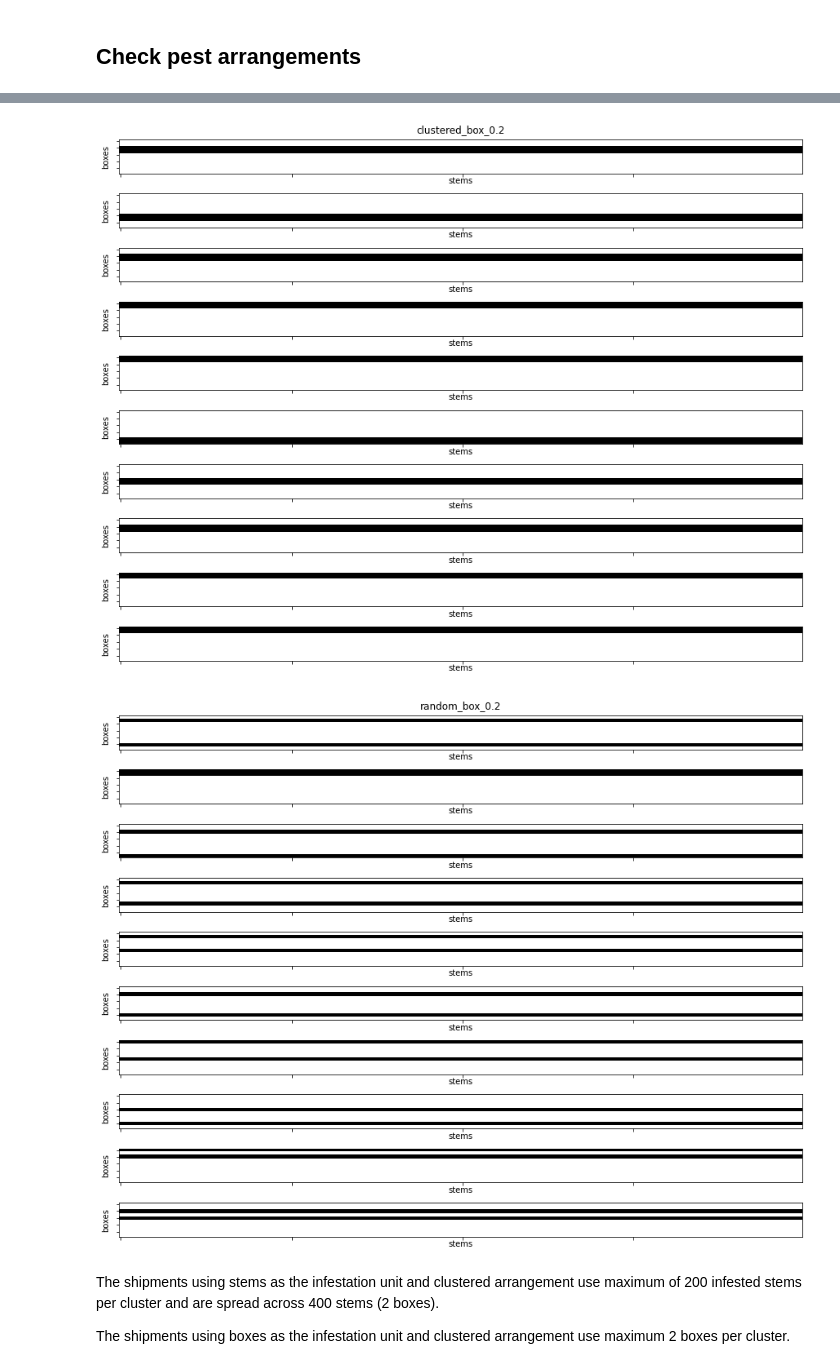
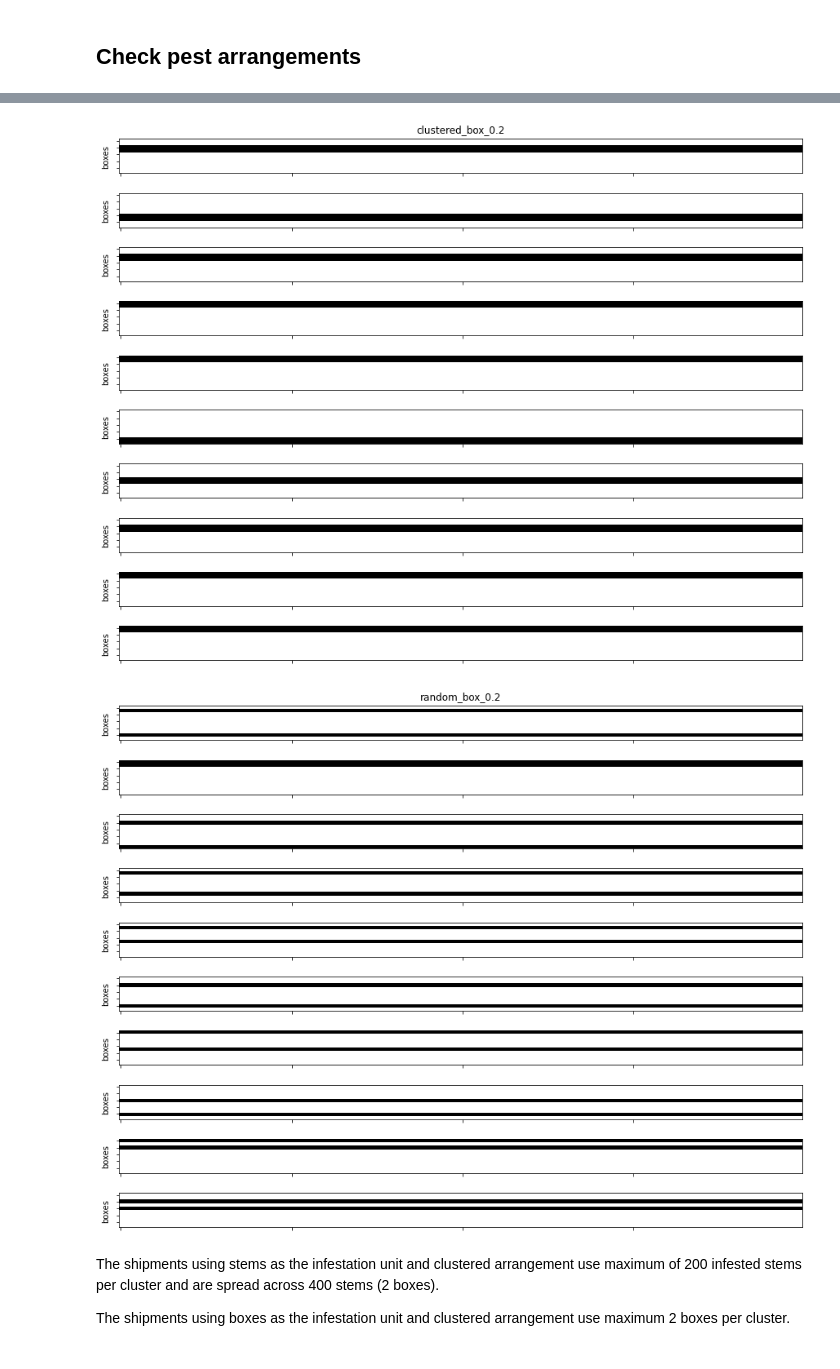
Before and after one commit to ncsu-landscape-dynamics/popsborder, a Jupyter notebook: validation_plots.ipynb, the cells around one changed output, grey strips where cells are left out. Saved outputs shown, nothing was run; the diff lists cells and outputs as text; code cells hidden in the pictures.

```diff
--- a/validation_plots.ipynb
+++ b/validation_plots.ipynb
@@ -61,13 +61,13 @@ Running scenario: infest_validation_12
 # %%
 # Run Test 2
 num_shipments_2 = 1000
-infest_validation_results_2, infest_validation_details_2 = run_scenarios(
+infest_validation_results_2 = run_scenarios(
     config=basic_config,
     scenario_table=infest_validation_scenarios[12:16],
     seed=42,
     num_simulations=20,
     num_shipments=num_shipments_2,
-    detailed=True,
+    detailed=False,
 )
 # %% [output]
 Running scenario: infest_validation_13
@@ -177,7 +177,7 @@ for index, scenario in enumerate(scenarios):
     for i in range(len(stems_by_shipment)):
         axs[i].matshow(stems_by_shipment[i], cmap='Greys')
         axs[i].set_ylabel('boxes')
-        axs[i].set_xlabel('stems')
+        #axs[i].set_xlabel('stems')
         axs[i].set_yticklabels([])
         axs[i].tick_params(labeltop=False, top=False)
         if i == 0:
@@ -196,5 +196,5 @@ for index, scenario in enumerate(scenarios):
-[figure, old version]
+[figure, new version]
-[figure, old version]
+[figure, new version]
 # %% [markdown]
 The shipments using stems as the infestation unit and clustered arrangement use maximum of 200 infested stems per cluster and are spread across 400 stems (2 boxes).
 
```
Also changed, not shown: parts of 59 cells of this notebook.
